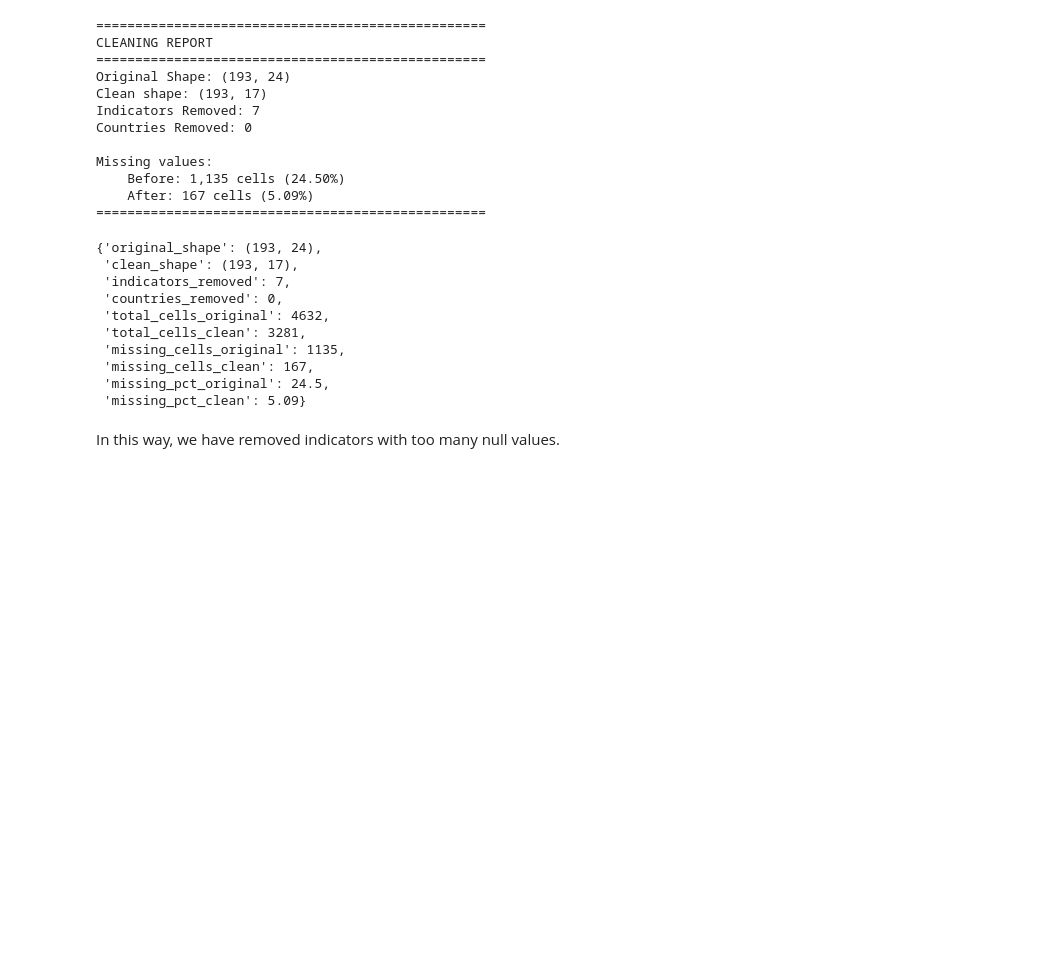
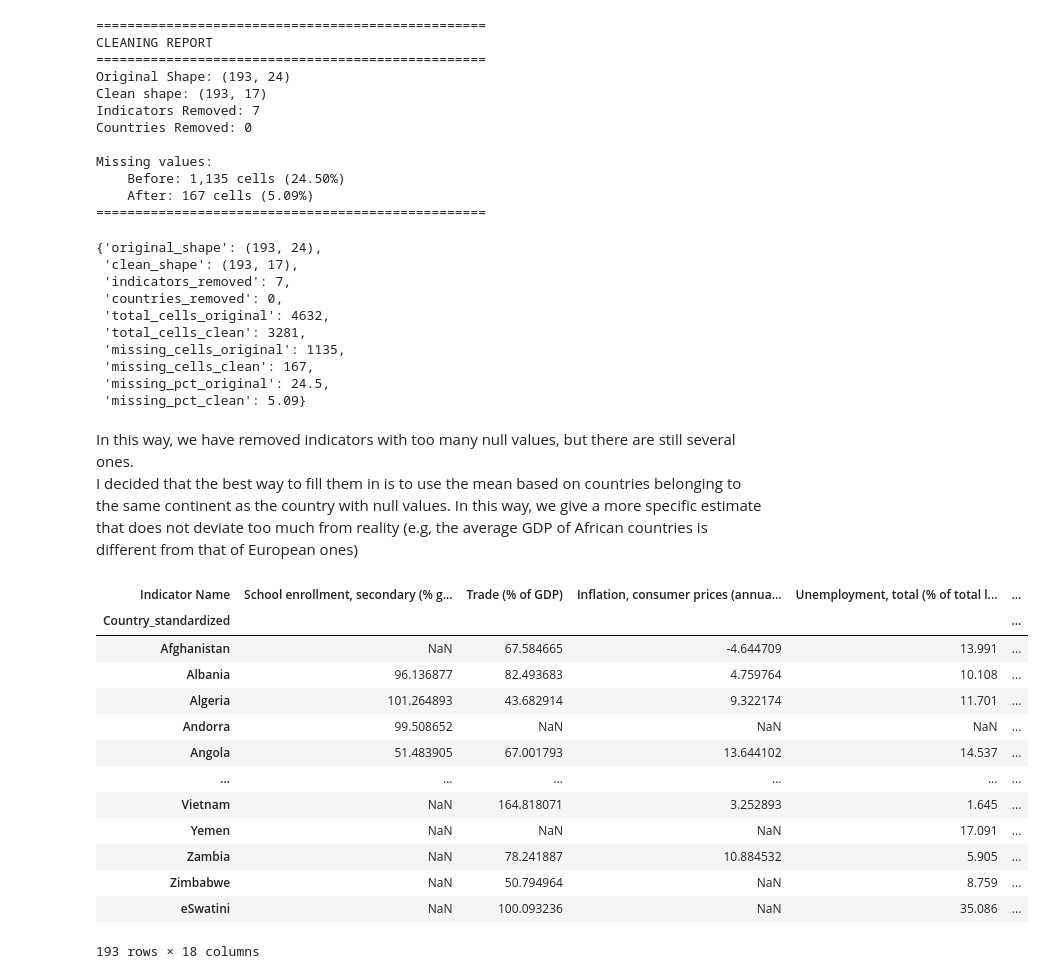
Before and after one commit to paccale/global_crime_indicators, a Jupyter notebook: notebook.ipynb, the cells around one changed output. Drawn from its saved outputs; the diff is of its cells as text; code cells hidden in the pictures; blank space fills up the shorter version.

Commit message:
Fillnas with continent mean realizzato

```diff
--- a/notebook.ipynb
+++ b/notebook.ipynb
@@ -606,4 +606,5 @@ cleaning_report
  'missing_pct_original': 24.5,
  'missing_pct_clean': 5.09}
 # %% [markdown]
-In this way, we have removed indicators with too many null values.
+In this way, we have removed indicators with too many null values, but there are still several ones.
+I decided that the best way to fill them in is to use the mean based on countries belonging to the same continent as the country with null values. In this way, we give a more specific estimate that does not deviate too much from reality (e.g, the average GDP of African countries is different from that of European ones)
@@ -622,0 +611,22 @@ if len(missing_summary)>0:
+# %%
+# OC dataset already has the continent column, so map each state to its continent
+country_to_continent = df_oc.set_index('Country')['Continent'].to_dict()
+# %%
+df_wdi_clean['continent'] = df_wdi_clean.index.map(country_to_continent)
+# %%
+df_wdi_clean
+# %% [output]
+| Indicator Name | School enrollment, secondary (% g... | Trade (% of GDP) | Inflation, consumer prices (annua... | Unemployment, total (% of total l... | ... |
+| Country_standardized |  |  |  |  | ... |
+| Afghanistan | NaN | 67.584665 | -4.644709 | 13.991 | ... |
+| Albania | 96.136877 | 82.493683 | 4.759764 | 10.108 | ... |
+| Algeria | 101.264893 | 43.682914 | 9.322174 | 11.701 | ... |
+| Andorra | 99.508652 | NaN | NaN | NaN | ... |
+| Angola | 51.483905 | 67.001793 | 13.644102 | 14.537 | ... |
+| ... | ... | ... | ... | ... | ... |
+| Vietnam | NaN | 164.818071 | 3.252893 | 1.645 | ... |
+| Yemen | NaN | NaN | NaN | 17.091 | ... |
+| Zambia | NaN | 78.241887 | 10.884532 | 5.905 | ... |
+| Zimbabwe | NaN | 50.794964 | NaN | 8.759 | ... |
+| eSwatini | NaN | 100.093236 | NaN | 35.086 | ... |
+193 rows × 18 columns
```
Also changed, not shown: parts of 5 cells of this notebook.
